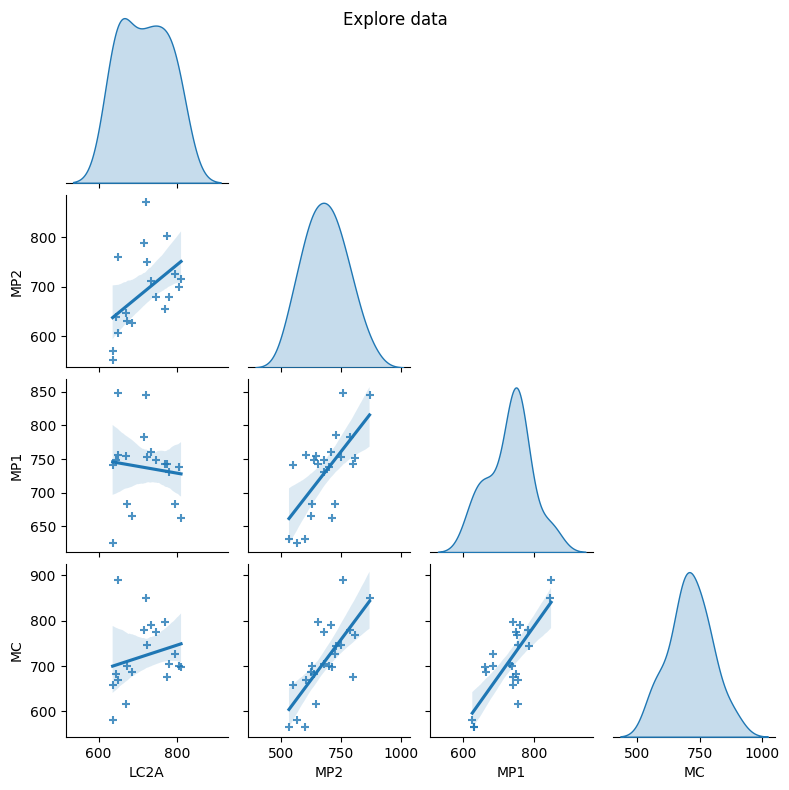
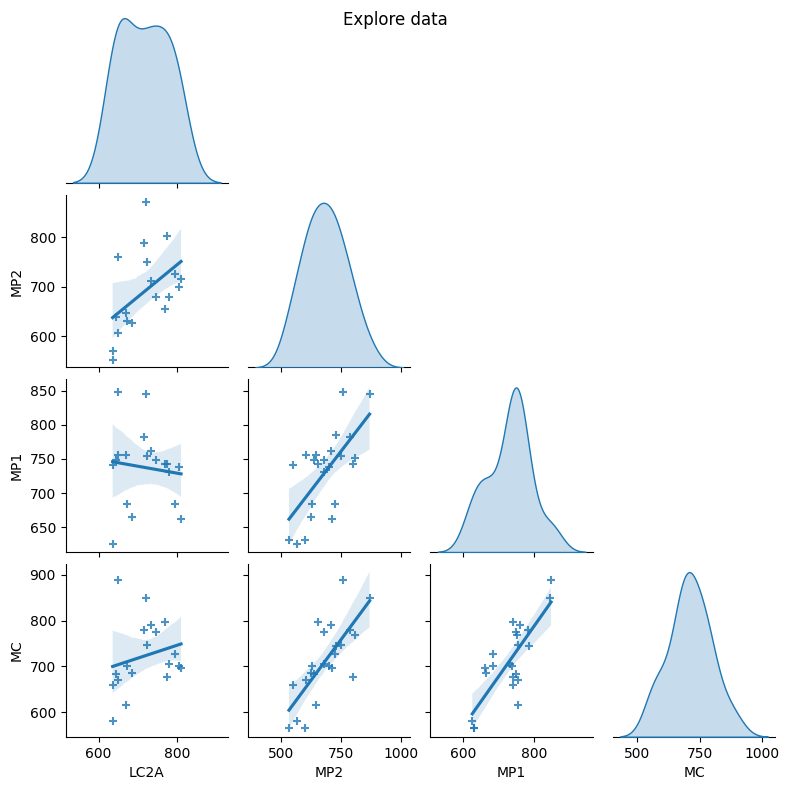
Code edit (unified diff) that turned the first committed figure into the second:
--- before
+++ after
@@ -1,4 +1,6 @@
-
-sns.pairplot(df[cols], height=2, kind='reg', diag_kind='kde', markers='+', corner=True)
-plt.suptitle("Explore data")
-plt.show()
+# test if the data contain a table of datetime values
+if 'Date' in df.columns:
+	sns.pairplot(df[cols], height=2, kind='reg', diag_kind='kde', markers='+', corner=True)
+	plt.suptitle("Explore data")
+	plt.show()
+else: print("The data does not contain a table of datetime values. Please check the input data.")

Commit: Add count visualisation